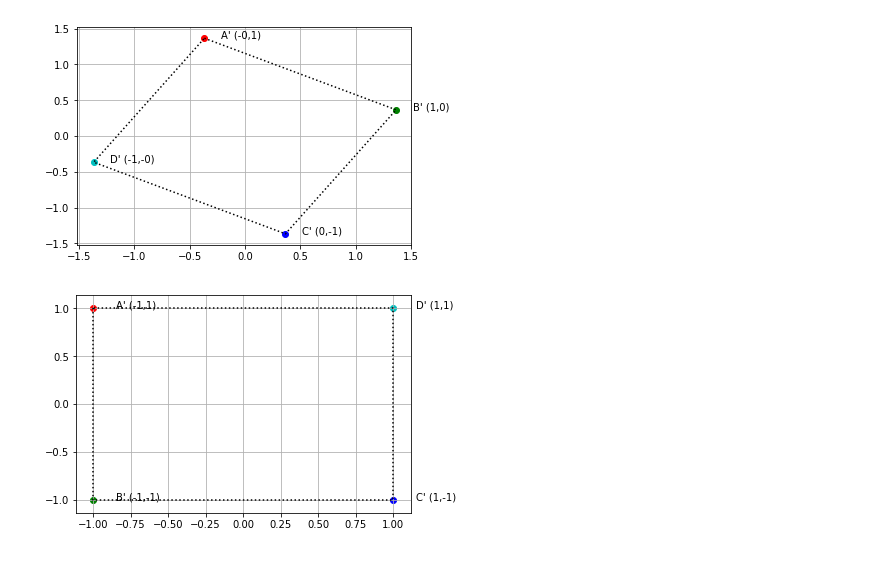
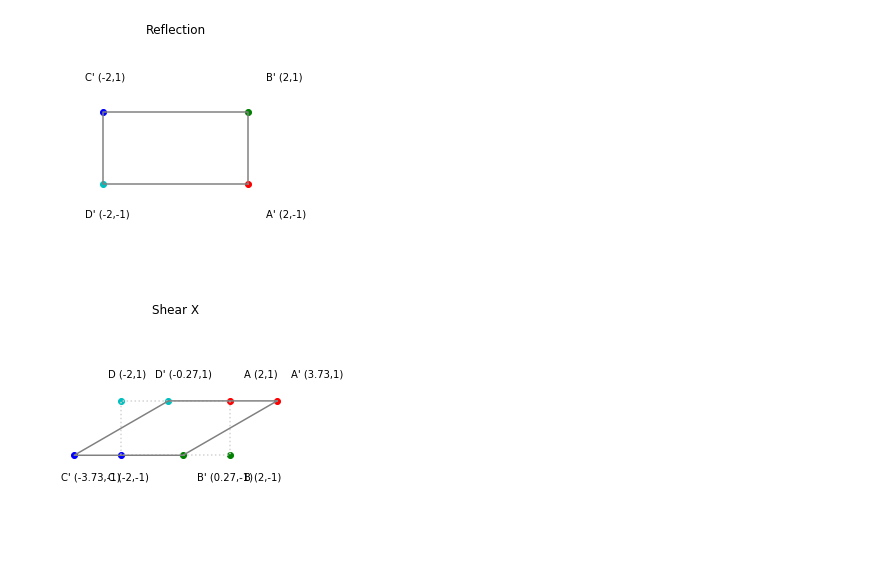
Before and after one commit to vinayshanbhag/math, a Jupyter notebook: Affine_Transformations.ipynb, the cells around one changed output. Drawn from its saved outputs; the diff is of its cells as text; code cells hidden in the pictures.

```diff
--- a/Affine_Transformations.ipynb
+++ b/Affine_Transformations.ipynb
@@ -53,13 +60,34 @@ draw(M)
-# %%
-# Rotation matrix - rotate by theta radians
-theta = np.pi/3 # 60 deg
-R = np.array([[np.cos(theta), np.sin(theta)], [-np.sin(theta), np.cos(theta)]])
-draw(M @ R,names=[f"{c}\'" for c in string.ascii_uppercase])
-# %% [output]
-[figure, removed]
+# %%
+# Affine matrix for reflection
+
+# Reflect around x axis
+reflect_x = np.array([
+    [ 1, 0,0],
+    [ 0,-1,0],
+    [ 0, 0,1]
+])
+
+# Reflect around y axis
+reflect_y = np.array([
+    [-1,0,0],
+    [ 0,1,0],
+    [ 0,0,1]
+])
+
+# Reflect around origin
+reflect_origin = np.array([
+    [-1, 0,0],
+    [ 0,-1,0],
+    [ 0, 0,1]
+])
+
+draw(M @ reflect_x, names=[f"{n}'" for n in string.ascii_uppercase], title="Reflection", linecolor='gray', linestyle='solid')
+# %% [output]
+[figure, added]
 # %%
-# Reflection
-Reflection = np.array([[-1,0],[0,1]])
-draw(M @ Reflection,names=[f"{c}\'" for c in string.ascii_uppercase])
+# Shear
+shear = lambda phi=0,psi=0: np.array([[1,tan(psi),0],[tan(phi),1,0],[0,0,1]])
+draw(M)
+draw(M @ shear(pi/3), names=[f"{n}'" for n in string.ascii_uppercase], title="Shear X", linecolor='gray', linestyle='solid')
 # %% [output]
-[figure, old version]
+[figure, new version]
```
Also changed, not shown: parts of 14 cells of this notebook.
